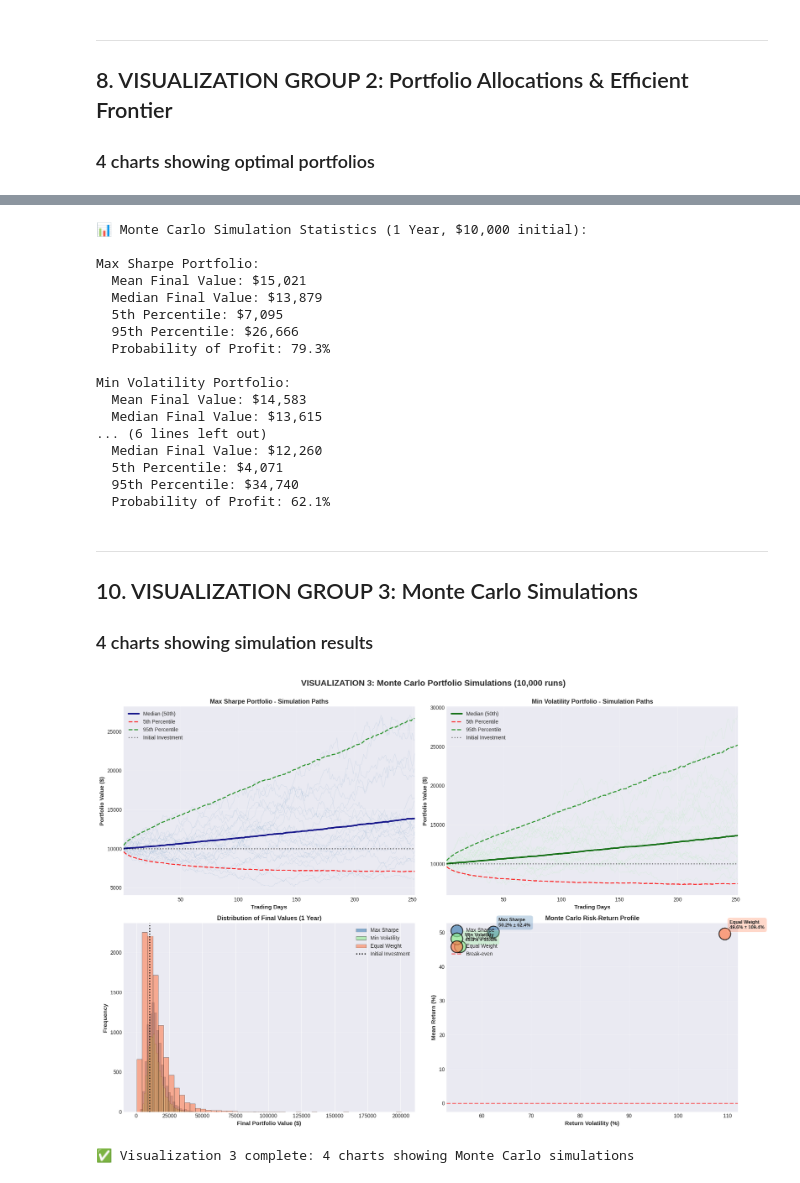
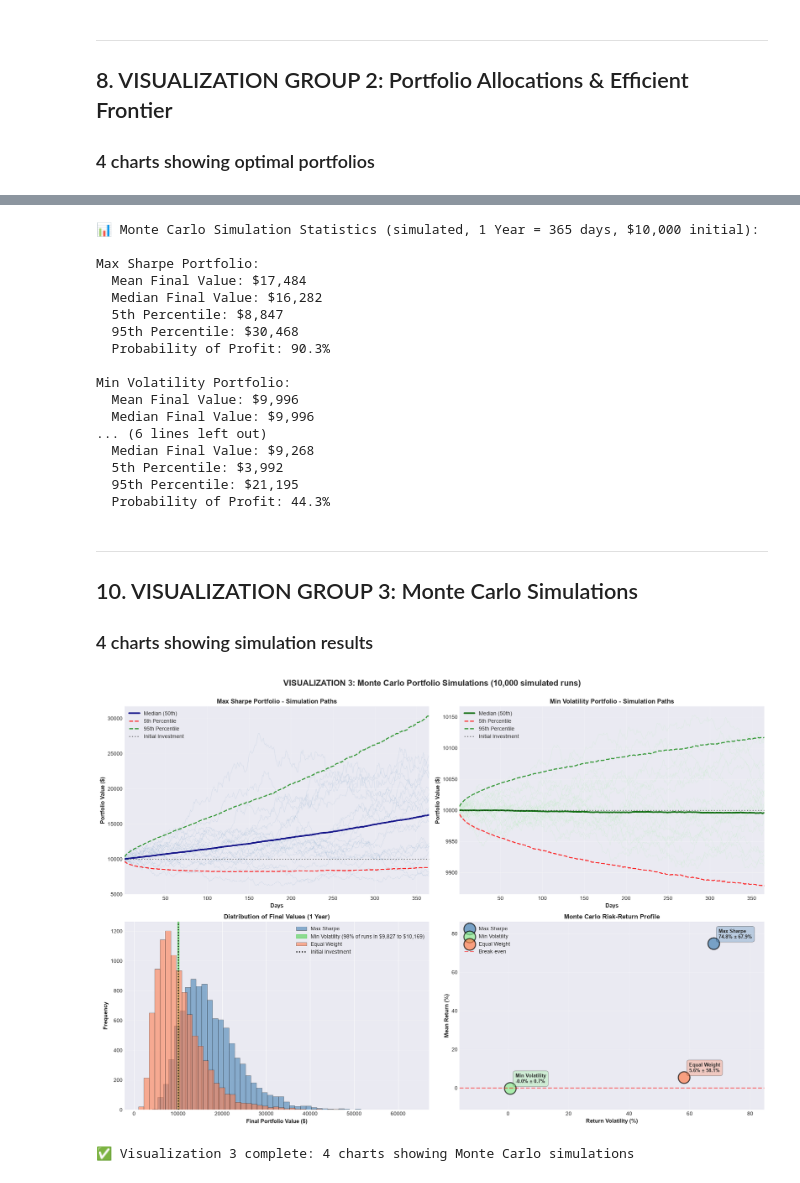
Before and after one commit to mselser95/QUANt, a Jupyter notebook: modulo-1/clase_2/Clase_2d_Portfolio_Optimization.ipynb, the cells around one changed output, grey strips where cells are left out. Saved outputs shown, nothing was run; the diff lists cells and outputs as text; code cells hidden in the pictures.

```diff
--- a/modulo-1/clase_2/Clase_2d_Portfolio_Optimization.ipynb
+++ b/modulo-1/clase_2/Clase_2d_Portfolio_Optimization.ipynb
@@ -360,14 +456,19 @@ scatter = ax1.scatter(asset_statistics['Volatility_%'],
                      s=200, alpha=0.6, c=asset_statistics['Sharpe_Ratio'],
                      cmap='RdYlGn', edgecolors='black', linewidth=1.5)
 
+_k = 0   # stagger the labels of the (overlapping) stablecoin points
 for idx, row in asset_statistics.iterrows():
+    if row['Volatility_%'] < 5:
+        offset = (12, 6 + 13 * _k); _k += 1
+    else:
+        offset = (5, 5)
     ax1.annotate(row['Asset'],
                 (row['Volatility_%'], row['Annual_Return_%']),
-                xytext=(5, 5), textcoords='offset points',
+                xytext=offset, textcoords='offset points',
                 fontsize=9, fontweight='bold')
 
 ax1.axhline(y=RISK_FREE_RATE*100, color='red', linestyle='--',
-           linewidth=2, alpha=0.7, label=f'Risk-Free Rate ({RISK_FREE_RATE*100}%)')
+           linewidth=2, alpha=0.7, label=f'Risk-Free Rate ({RISK_FREE_RATE*100:.2f}%, T-bill)')
 ax1.set_xlabel('Volatility (Annual %)', fontsize=11, fontweight='bold')
 ax1.set_ylabel('Expected Return (Annual %)', fontsize=11, fontweight='bold')
 ax1.set_title('Risk-Return Profile', fontsize=12, fontweight='bold')
@@ -405,13 +506,16 @@ bars = ax3.barh(asset_statistics['Asset'], asset_statistics['Max_Drawdown_%'],
 ax3.set_xlabel('Max Drawdown (%)', fontsize=11, fontweight='bold')
 ax3.set_ylabel('Asset', fontsize=11, fontweight='bold')
 ax3.set_title('Maximum Drawdown Analysis', fontsize=12, fontweight='bold')
+ax3.set_xlim(min(asset_statistics['Max_Drawdown_%'].min() * 1.08, -35), 5)
 ax3.grid(True, alpha=0.3, axis='x')
 ax3.axvline(x=-20, color='orange', linestyle='--', linewidth=1.5, alpha=0.5)
 ax3.axvline(x=-30, color='red', linestyle='--', linewidth=1.5, alpha=0.5)
 
 for i, (bar, val) in enumerate(zip(bars, asset_statistics['Max_Drawdown_%'])):
-    ax3.text(val - 1, i, f'{val:.1f}%',
-            va='center', ha='right', fontweight='bold', fontsize=9)
+    if val < -15:   # long bar: write the label inside, next to its end
+        ax3.text(val + 1, i, f'{val:.1f}%', va='center', ha='left', fontweight='bold', fontsize=9)
+    else:           # short bar: write the label to the left of it
+        ax3.text(val - 1, i, f'{val:.1f}%', va='center', ha='right', fontweight='bold', fontsize=9)
 
 # Chart 4: VaR and CVaR (95% confidence)
 ax4 = axes[1, 1]
@@ -422,7 +526,7 @@ bars2 = ax4.bar(x_pos + width/2, asset_statistics['CVaR_95_%'],
                width, label='CVaR 95%', alpha=0.8, color='darkred')
 
 ax4.set_xlabel('Asset', fontsize=11, fontweight='bold')
-ax4.set_ylabel('Daily Loss (%)', fontsize=11, fontweight='bold')
+ax4.set_ylabel('Daily Return at Risk (%)', fontsize=11, fontweight='bold')
 ax4.set_title('Value at Risk (VaR) & Conditional VaR', fontsize=12, fontweight='bold')
 ax4.set_xticks(x_pos)
 ax4.set_xticklabels(asset_statistics['Asset'], rotation=45, ha='right')
@@ -603,10 +730,10 @@ print("✅ Portfolio optimization functions defined")
 # %%
 # Prepare data for optimization
 returns_matrix = returns_data[asset_columns].values
-mean_returns = returns_matrix.mean(axis=0) * 252  # Annualized
-cov_matrix = np.cov(returns_matrix.T) * 252  # Annualized
+mean_returns = returns_matrix.mean(axis=0) * DAYS_PER_YEAR  # Annualized (365-day year)
+cov_matrix = np.cov(returns_matrix.T) * DAYS_PER_YEAR  # Annualized (365-day year)
 
-print("Running portfolio optimizations...\n")
+print(f"Running portfolio optimizations (risk-free rate {RISK_FREE_RATE:.2%})...\n")
 
 # 1. Maximum Sharpe Ratio Portfolio
 print("1️⃣ Optimizing for Maximum Sharpe Ratio...")
@@ -934,7 +1089,7 @@ mc_stats_max_sharpe = calculate_mc_statistics(mc_max_sharpe)
 mc_stats_min_vol = calculate_mc_statistics(mc_min_vol)
 mc_stats_equal = calculate_mc_statistics(mc_equal_weight)
 
-print("\n📊 Monte Carlo Simulation Statistics (1 Year, $10,000 initial):")
+print("\n📊 Monte Carlo Simulation Statistics (simulated, 1 Year = 365 days, $10,000 initial):")
 print("\nMax Sharpe Portfolio:")
 print(f"  Mean Final Value: ${mc_stats_max_sharpe['mean_final_value']:,.0f}")
 print(f"  Median Final Value: ${mc_stats_max_sharpe['median_final_value']:,.0f}")
@@ -956,30 +1111,30 @@ print(f"  5th Percentile: ${mc_stats_equal['percentile_5']:,.0f}")
 print(f"  95th Percentile: ${mc_stats_equal['percentile_95']:,.0f}")
 print(f"  Probability of Profit: {mc_stats_equal['probability_profit']:.1f}%")
 # %% [output]
-📊 Monte Carlo Simulation Statistics (1 Year, $10,000 initial):
+📊 Monte Carlo Simulation Statistics (simulated, 1 Year = 365 days, $10,000 initial):
 
 Max Sharpe Portfolio:
-  Mean Final Value: $15,021
-  Median Final Value: $13,879
-  5th Percentile: $7,095
-  95th Percentile: $26,666
-  Probability of Profit: 79.3%
+  Mean Final Value: $17,484
+  Median Final Value: $16,282
+  5th Percentile: $8,847
+  95th Percentile: $30,468
+  Probability of Profit: 90.3%
 
 Min Volatility Portfolio:
-  Mean Final Value: $14,583
-  Median Final Value: $13,615
+  Mean Final Value: $9,996
+  Median Final Value: $9,996
 ... (6 lines left out)
-  Median Final Value: $12,260
-  5th Percentile: $4,071
-  95th Percentile: $34,740
-  Probability of Profit: 62.1%
+  Median Final Value: $9,268
+  5th Percentile: $3,992
+  95th Percentile: $21,195
+  Probability of Profit: 44.3%
 # %% [markdown]
 ---
 ## 10. VISUALIZATION GROUP 3: Monte Carlo Simulations
 ### 4 charts showing simulation results
 # %%
 fig, axes = plt.subplots(2, 2, figsize=(18, 12))
-fig.suptitle('VISUALIZATION 3: Monte Carlo Portfolio Simulations (10,000 runs)',
+fig.suptitle('VISUALIZATION 3: Monte Carlo Portfolio Simulations (10,000 simulated runs)',
              fontsize=16, fontweight='bold', y=1.00)
 
 days_axis = np.arange(1, mc_max_sharpe.shape[1] + 1)
@@ -999,12 +1154,12 @@ ax1.plot(days_axis, np.percentile(mc_max_sharpe, 95, axis=0),
         linewidth=2, color='green', linestyle='--', label='95th Percentile', alpha=0.8)
 ax1.axhline(y=10000, color='black', linestyle=':', linewidth=2, alpha=0.5, label='Initial Investment')
 
-ax1.set_xlabel('Trading Days', fontsize=11, fontweight='bold')
+ax1.set_xlabel('Days', fontsize=11, fontweight='bold')
 ax1.set_ylabel('Portfolio Value ($)', fontsize=11, fontweight='bold')
 ax1.set_title('Max Sharpe Portfolio - Simulation Paths', fontsize=12, fontweight='bold')
 ax1.legend(loc='upper left')
 ax1.grid(True, alpha=0.3)
-ax1.set_xlim(1, 252)
+ax1.set_xlim(1, 365)
 
 # Chart 2: Min Volatility simulation paths
 ax2 = axes[0, 1]
@@ -1019,20 +1174,23 @@ ax2.plot(days_axis, np.percentile(mc_min_vol, 95, axis=0),
         linewidth=2, color='green', linestyle='--', label='95th Percentile', alpha=0.8)
 ax2.axhline(y=10000, color='black', linestyle=':', linewidth=2, alpha=0.5, label='Initial Investment')
 
-ax2.set_xlabel('Trading Days', fontsize=11, fontweight='bold')
+ax2.set_xlabel('Days', fontsize=11, fontweight='bold')
 ax2.set_ylabel('Portfolio Value ($)', fontsize=11, fontweight='bold')
 ax2.set_title('Min Volatility Portfolio - Simulation Paths', fontsize=12, fontweight='bold')
 ax2.legend(loc='upper left')
 ax2.grid(True, alpha=0.3)
-ax2.set_xlim(1, 252)
+ax2.set_xlim(1, 365)
 
 # Chart 3: Distribution of final values
 ax3 = axes[1, 0]
 bins = 50
 ax3.hist(mc_max_sharpe[:, -1], bins=bins, alpha=0.6,
         label='Max Sharpe', color='steelblue', edgecolor='black', linewidth=0.5)
-ax3.hist(mc_min_vol[:, -1], bins=bins, alpha=0.6,
-        label='Min Volatility', color='lightgreen', edgecolor='black', linewidth=0.5)
+# Min-vol outcomes are all within a tiny range around the start value: a histogram bar would be
+# invisible next to the others, so draw its median and range instead.
+_lo, _hi = np.percentile(mc_min_vol[:, -1], [1, 99])
+ax3.axvspan(_lo, _hi, color='limegreen', alpha=0.5,
+            label=rf'Min Volatility (98% of runs in \${_lo:,.0f} to \${_hi:,.0f})')
 ax3.hist(mc_equal_weight[:, -1], bins=bins, alpha=0.6,
         label='Equal Weight', color='coral', edgecolor='black', linewidth=0.5)
 ax3.axvline(x=10000, color='black', linestyle=':', linewidth=2, label='Initial Investment')
@@ -1048,32 +1206,33 @@ ax4 = axes[1, 1]
 portfolio_names = ['Max Sharpe', 'Min Volatility', 'Equal Weight']
 mc_results = [mc_max_sharpe, mc_min_vol, mc_equal_weight]
 colors = ['steelblue', 'lightgreen', 'coral']
 
 for name, mc_data, color in zip(portfolio_names, mc_results, colors):
     final_returns = (mc_data[:, -1] - 10000) / 10000 * 100
     mean_return = final_returns.mean()
     std_return = final_returns.std()
 
     ax4.scatter(std_return, mean_return, s=500, alpha=0.7,
                color=color, edgecolors='black', linewidth=2, label=name)
 
     ax4.annotate(f"{name}\n{mean_return:.1f}% ± {std_return:.1f}%",
                 (std_return, mean_return),
                 xytext=(10, 10), textcoords='offset points',
                 fontsize=9, fontweight='bold',
                 bbox=dict(boxstyle='round,pad=0.5', facecolor=color, alpha=0.3))
 
 ax4.axhline(y=0, color='red', linestyle='--', linewidth=2, alpha=0.5, label='Break-even')
 ax4.set_xlabel('Return Volatility (%)', fontsize=11, fontweight='bold')
 ax4.set_ylabel('Mean Return (%)', fontsize=11, fontweight='bold')
 ax4.set_title('Monte Carlo Risk-Return Profile', fontsize=12, fontweight='bold')
 ax4.legend(loc='upper left')
 ax4.grid(True, alpha=0.3)
+ax4.margins(x=0.25, y=0.15)
 
 plt.tight_layout()
 plt.show()
 
 print("\n✅ Visualization 3 complete: 4 charts showing Monte Carlo simulations")
 # %% [output]
-[figure, old version]
+[figure, new version]
 ✅ Visualization 3 complete: 4 charts showing Monte Carlo simulations
```
Also changed, not shown: parts of 39 cells of this notebook, 4 other files.
